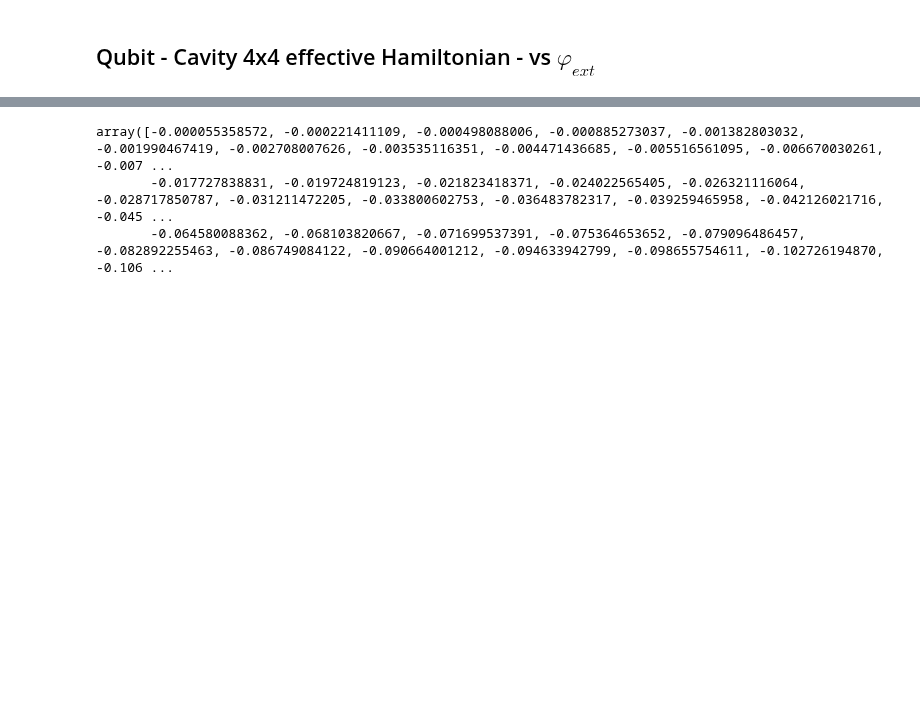
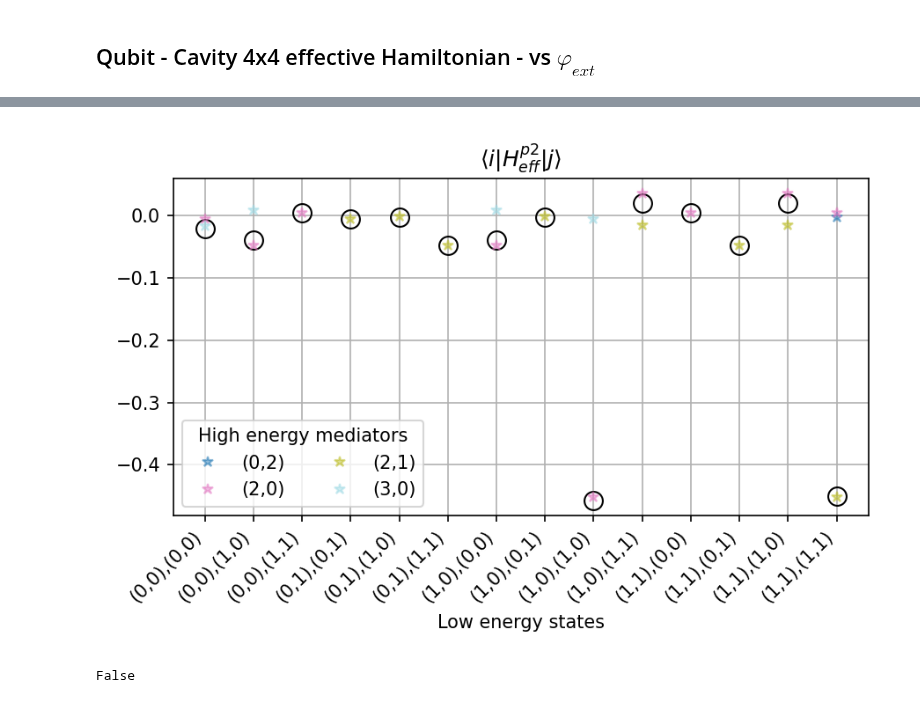
Before and after one commit to GabrielJauma/tunable-capacitive-coupling-flux-qubits, a Jupyter notebook: uni_cell/unit_cell_effective_hamiltonians.ipynb, the cells around one changed output, grey strips where cells are left out. Cells and saved outputs as stored; diff of their text form; code cells hidden in the pictures; blank space fills up the shorter version.

```diff
--- a/uni_cell/unit_cell_effective_hamiltonians.ipynb
+++ b/uni_cell/unit_cell_effective_hamiltonians.ipynb
@@ -526,6 +555,4 @@ fig.show()
-# %%
-np.abs(Pauli_SWT[1:,0,0])-np.abs(Pauli_SWT[0,0,0])
-# %% [output]
-array([-0.000055358572, -0.000221411109, -0.000498088006, -0.000885273037, -0.001382803032, -0.001990467419, -0.002708007626, -0.003535116351, -0.004471436685, -0.005516561095, -0.006670030261, -0.007 ...
-       -0.017727838831, -0.019724819123, -0.021823418371, -0.024022565405, -0.026321116064, -0.028717850787, -0.031211472205, -0.033800602753, -0.036483782317, -0.039259465958, -0.042126021716, -0.045 ...
-       -0.064580088362, -0.068103820667, -0.071699537391, -0.075364653652, -0.079096486457, -0.082892255463, -0.086749084122, -0.090664001212, -0.094633942799, -0.098655754611, -0.102726194870, -0.106 ...
+# %%
+sq_ext.plot_second_order_contributions(H_eff_decomp,labels_low, labels_high, figsize=[6,4], threshold=1e-3)
+# %% [output]
+[figure, added]
@@ -531,0 +566,4 @@ array([-0.000055358572, -0.000221411109, -0.000498088006, -0.000885273037, -0.00
+# %%
+(1,0) in plotted_terms
+# %% [output]
+False
```
Also changed, not shown: parts of 13 cells of this notebook, 2 other files.
